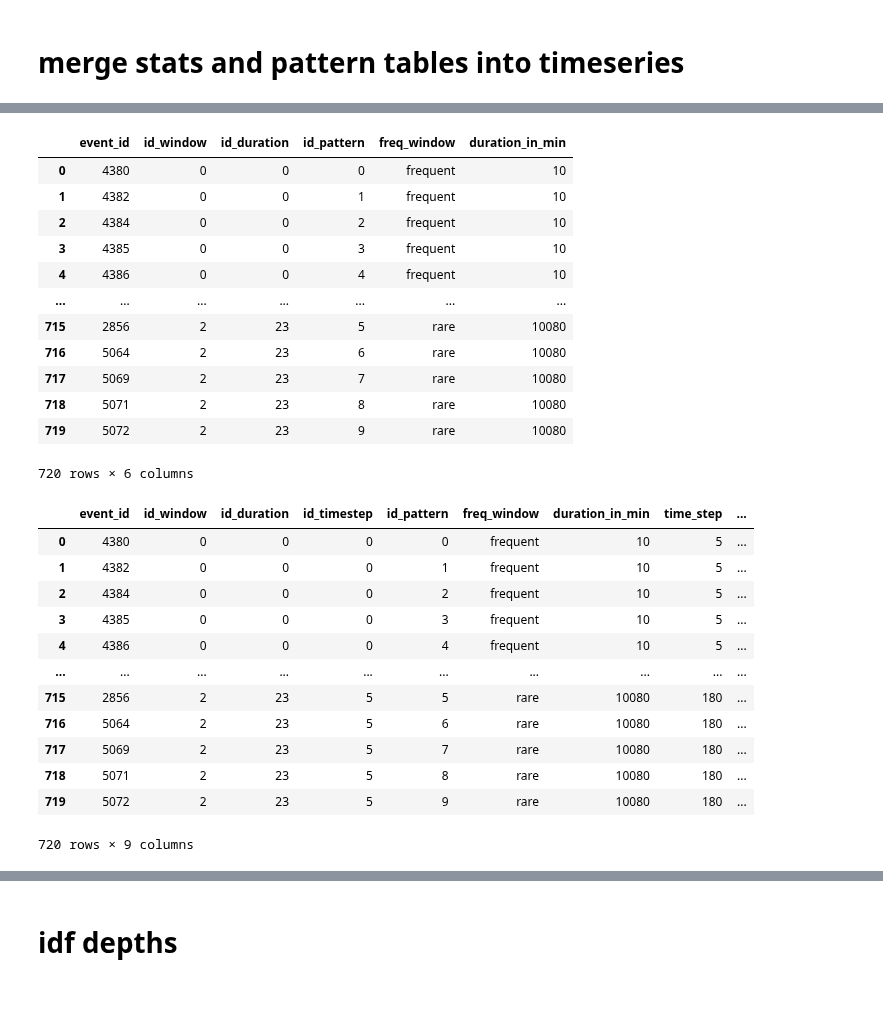
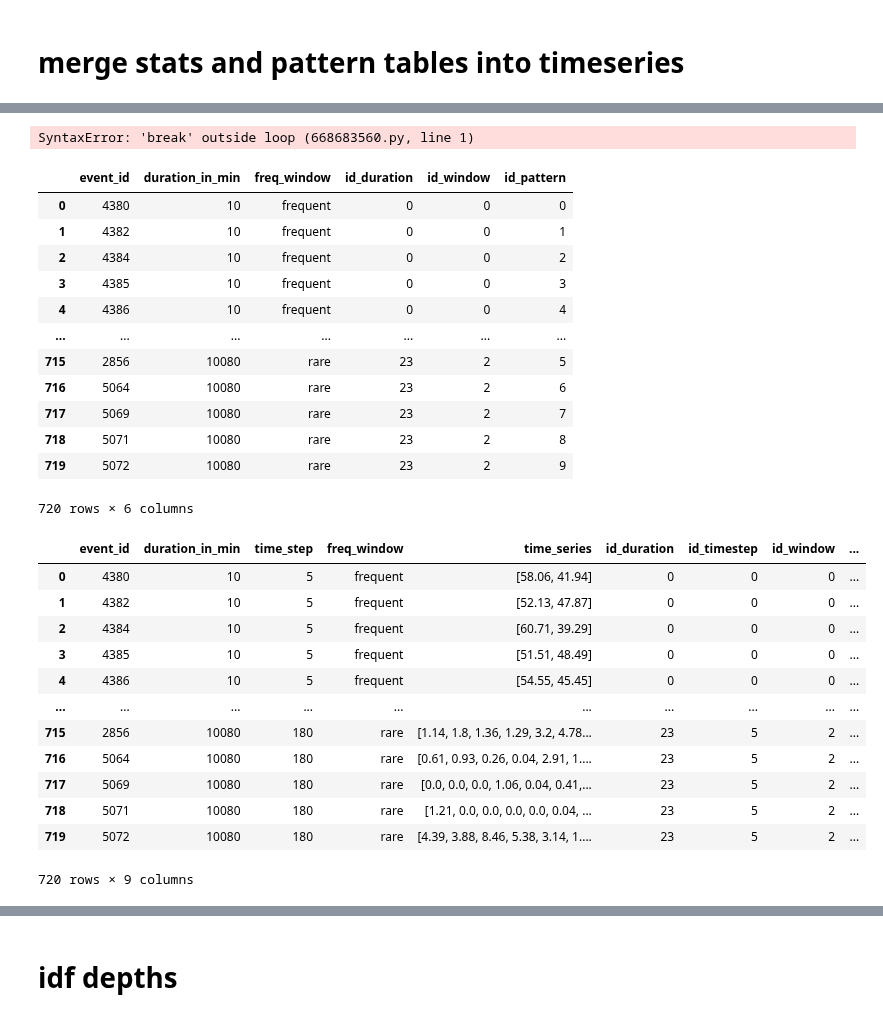
Before and after one commit to Holger-Paxi/Flood_Estimation, a Jupyter notebook: Assignment_3__1st.ipynb, the cells around one changed output, grey strips where cells are left out. Drawn from its saved outputs; the diff is of its cells as text; code cells hidden in the pictures.

```diff
--- a/Assignment_3__1st.ipynb
+++ b/Assignment_3__1st.ipynb
@@ -532,6 +532,10 @@ r_frequency_table
  12: 'Offical_Gauge',
  13: 'Lat',
  14: 'Long'}
+# %%
+break
+# %% [output]
+SyntaxError: 'break' outside loop (668683560.py, line 1)
 # %%
 df_storm_stats = storm_stats_table.copy()
 df_storm_stats.drop(columns=storm_stats_table.columns[[1,2,4,5,7,8,9,10,11,12,13,14]], inplace=True)
@@ -539,50 +543,49 @@ df_storm_stats.rename(columns={'Event_ID':'event_id', 'Burst_Duration_in_min':'d
 df_storm_stats['id_duration'] = pd.Series(data=np.unique(ar=df_storm_stats.duration_in_min.to_numpy(), return_inverse=True)[1])
 df_storm_stats['id_window'] = pd.Series(data=np.unique(ar=df_storm_stats.freq_window.to_numpy(), return_inverse=True)[1])
 df_storm_stats['id_pattern'] = pd.Series(data=list(np.arange(stop=10))*int(len(df_storm_stats)/10))
-df_storm_stats = df_storm_stats[df_storm_stats.columns[[0,4,3,5,2,1]]]
+# df_storm_stats = df_storm_stats[df_storm_stats.columns[[0,4,3,5,2,1]]]
 
 df_storm_stats
 # %% [output]
-|  | event_id | id_window | id_duration | id_pattern | freq_window | duration_in_min |
-| 0 | 4380 | 0 | 0 | 0 | frequent | 10 |
-| 1 | 4382 | 0 | 0 | 1 | frequent | 10 |
-| 2 | 4384 | 0 | 0 | 2 | frequent | 10 |
-| 3 | 4385 | 0 | 0 | 3 | frequent | 10 |
-| 4 | 4386 | 0 | 0 | 4 | frequent | 10 |
+|  | event_id | duration_in_min | freq_window | id_duration | id_window | id_pattern |
+| 0 | 4380 | 10 | frequent | 0 | 0 | 0 |
+| 1 | 4382 | 10 | frequent | 0 | 0 | 1 |
+| 2 | 4384 | 10 | frequent | 0 | 0 | 2 |
+| 3 | 4385 | 10 | frequent | 0 | 0 | 3 |
+| 4 | 4386 | 10 | frequent | 0 | 0 | 4 |
 | ... | ... | ... | ... | ... | ... | ... |
-| 715 | 2856 | 2 | 23 | 5 | rare | 10080 |
-| 716 | 5064 | 2 | 23 | 6 | rare | 10080 |
-| 717 | 5069 | 2 | 23 | 7 | rare | 10080 |
-| 718 | 5071 | 2 | 23 | 8 | rare | 10080 |
-| 719 | 5072 | 2 | 23 | 9 | rare | 10080 |
+| 715 | 2856 | 10080 | rare | 23 | 2 | 5 |
+| 716 | 5064 | 10080 | rare | 23 | 2 | 6 |
+| 717 | 5069 | 10080 | rare | 23 | 2 | 7 |
+| 718 | 5071 | 10080 | rare | 23 | 2 | 8 |
+| 719 | 5072 | 10080 | rare | 23 | 2 | 9 |
 720 rows × 6 columns
 # %%
 df_temp_pattern = temp_pattern_table.copy()
-# df_temp_pattern['time_series'] = df_temp_pattern.apply(func=lambda arg: arg.to_numpy()[5:], axis=1)
 df_temp_pattern['time_series'] = df_temp_pattern.apply(func=lambda arg: [ind for ind in arg.to_list()[5:] if str(ind) != 'nan'], axis=1)
 df_temp_pattern.drop(columns=df_temp_pattern.columns[5:-1], inplace=True)
 df_temp_pattern.drop(columns='Region', inplace=True)
 df_temp_pattern.rename(columns={'EventID':'event_id', 'Duration':'duration_in_min', 'TimeStep':'time_step', 'AEP':'freq_window'}, inplace=True)
 df_temp_pattern['id_duration'] = pd.Series(data=np.unique(ar=df_temp_pattern.duration_in_min.to_numpy(), return_inverse=True)[1])
 df_temp_pattern['id_timestep'] = pd.Series(data=np.unique(ar=df_temp_pattern.time_step.to_numpy(), return_inverse=True)[1])
 df_temp_pattern['id_window'] = pd.Series(data=np.unique(ar=df_temp_pattern.freq_window.to_numpy(), return_inverse=True)[1])
 df_temp_pattern['id_pattern'] = pd.Series(data=list(np.arange(stop=10))*int(len(df_temp_pattern)/10))
-df_temp_pattern = df_temp_pattern[df_temp_pattern.columns[[0,7,5,6,8,3,1,2,4]]]
+# df_temp_pattern = df_temp_pattern[df_temp_pattern.columns[[0,7,5,6,8,3,1,2,4]]]
 
 df_temp_pattern
 # %% [output]
-|  | event_id | id_window | id_duration | id_timestep | id_pattern | freq_window | duration_in_min | time_step | ... |
-| 0 | 4380 | 0 | 0 | 0 | 0 | frequent | 10 | 5 | ... |
-| 1 | 4382 | 0 | 0 | 0 | 1 | frequent | 10 | 5 | ... |
-| 2 | 4384 | 0 | 0 | 0 | 2 | frequent | 10 | 5 | ... |
-| 3 | 4385 | 0 | 0 | 0 | 3 | frequent | 10 | 5 | ... |
-| 4 | 4386 | 0 | 0 | 0 | 4 | frequent | 10 | 5 | ... |
+|  | event_id | duration_in_min | time_step | freq_window | time_series | id_duration | id_timestep | id_window | ... |
+| 0 | 4380 | 10 | 5 | frequent | [58.06, 41.94] | 0 | 0 | 0 | ... |
+| 1 | 4382 | 10 | 5 | frequent | [52.13, 47.87] | 0 | 0 | 0 | ... |
+| 2 | 4384 | 10 | 5 | frequent | [60.71, 39.29] | 0 | 0 | 0 | ... |
+| 3 | 4385 | 10 | 5 | frequent | [51.51, 48.49] | 0 | 0 | 0 | ... |
+| 4 | 4386 | 10 | 5 | frequent | [54.55, 45.45] | 0 | 0 | 0 | ... |
 | ... | ... | ... | ... | ... | ... | ... | ... | ... | ... |
-| 715 | 2856 | 2 | 23 | 5 | 5 | rare | 10080 | 180 | ... |
-| 716 | 5064 | 2 | 23 | 5 | 6 | rare | 10080 | 180 | ... |
-| 717 | 5069 | 2 | 23 | 5 | 7 | rare | 10080 | 180 | ... |
-| 718 | 5071 | 2 | 23 | 5 | 8 | rare | 10080 | 180 | ... |
-| 719 | 5072 | 2 | 23 | 5 | 9 | rare | 10080 | 180 | ... |
+| 715 | 2856 | 10080 | 180 | rare | [1.14, 1.8, 1.36, 1.29, 3.2, 4.78... | 23 | 5 | 2 | ... |
+| 716 | 5064 | 10080 | 180 | rare | [0.61, 0.93, 0.26, 0.04, 2.91, 1.... | 23 | 5 | 2 | ... |
+| 717 | 5069 | 10080 | 180 | rare | [0.0, 0.0, 0.0, 1.06, 0.04, 0.41,... | 23 | 5 | 2 | ... |
+| 718 | 5071 | 10080 | 180 | rare | [1.21, 0.0, 0.0, 0.0, 0.0, 0.04, ... | 23 | 5 | 2 | ... |
+| 719 | 5072 | 10080 | 180 | rare | [4.39, 3.88, 8.46, 5.38, 3.14, 1.... | 23 | 5 | 2 | ... |
 720 rows × 9 columns
 # %%
 {key:val for key,val in enumerate(df_temp_pattern)}
```
Also changed, not shown: parts of 32 cells of this notebook.
